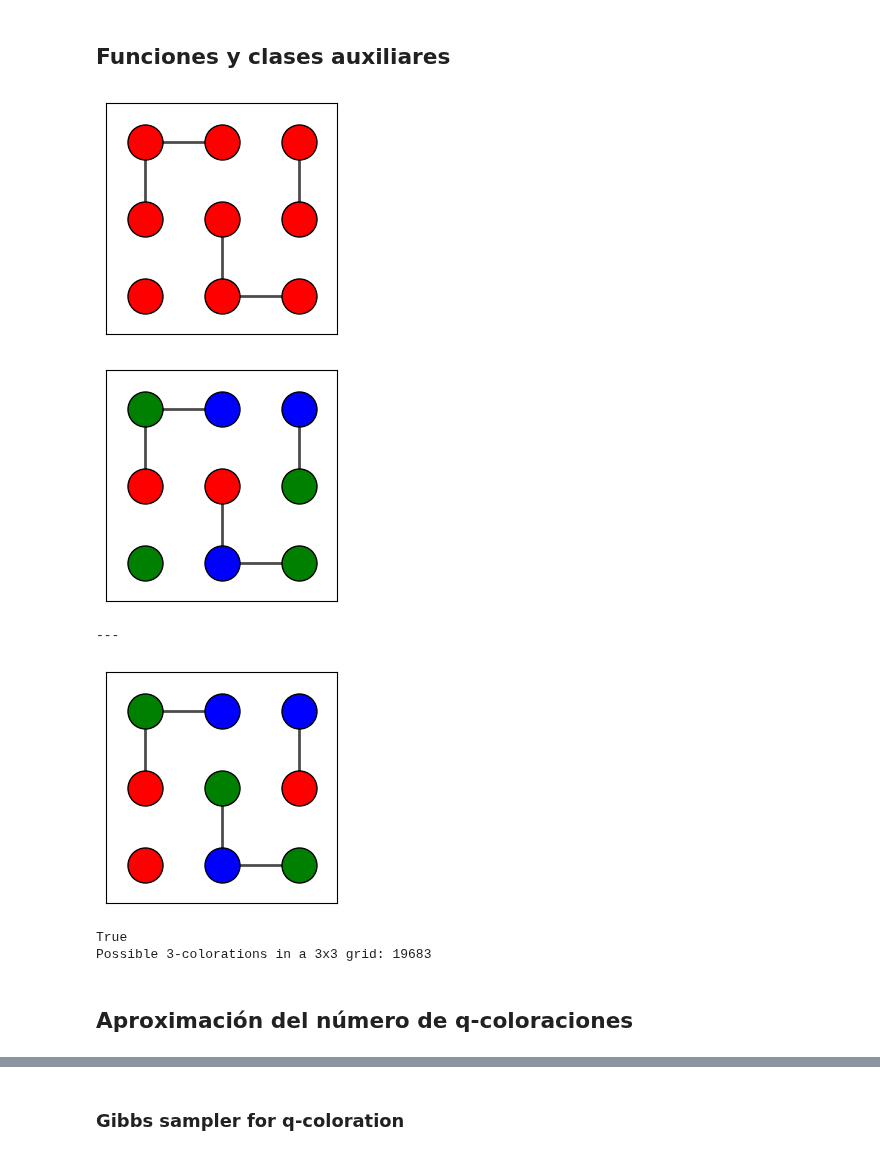
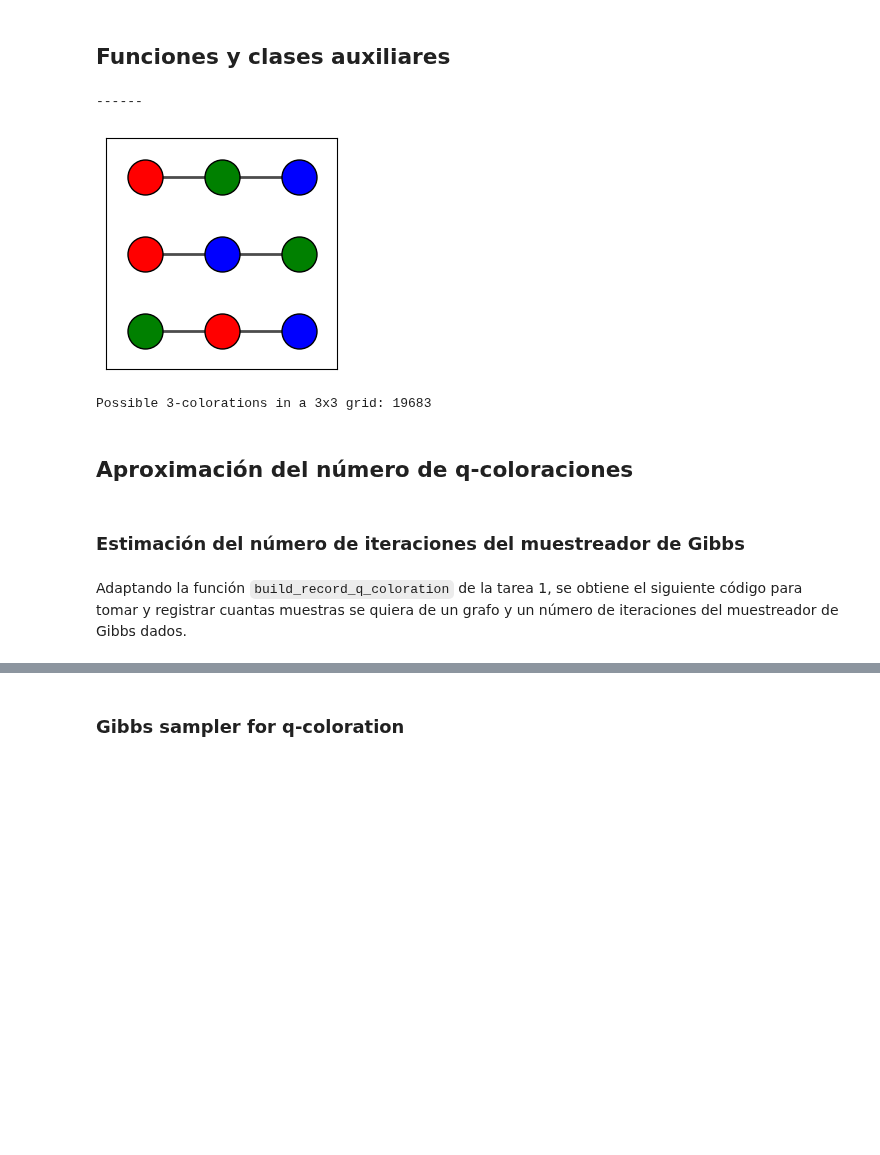
Before and after one commit to Unbo10/Markov, a Jupyter notebook: Homework_2.ipynb, the cells around one changed output, grey strips where cells are left out. Cells and saved outputs as stored; diff of their text form; code cells hidden in the pictures; blank space fills up the shorter version.

```diff
--- a/Homework_2.ipynb
+++ b/Homework_2.ipynb
@@ -56,10 +52,14 @@ class Config:
             A new Config object that is a deep copy of this one, ensuring
             no shared references between the original and the copy.
         """
+        new_E: dict = {}
+        if self.E:
+            for key, lst in self.E.items():
+                new_E[key] = lst.copy()
         return Config(
-            V=copy.deepcopy(self.V),
-            E=copy.deepcopy(self.E),
-            color_dict=copy.deepcopy(self.color_dict)
+            V=self.V.copy(),
+            E=new_E,
+            color_dict=self.color_dict
         )
 
     def get_edges_list(self) -> list[list]:
@@ -279,6 +279,7 @@ class Config:
         """
         conf = self.deep_copy()
         colors = list(conf.color_dict.keys())
+        random.shuffle(colors)
         grid_size: int = int(V_size ** (1/2))
         grid = [[0 for _ in range(grid_size)] for _ in range(grid_size)]
         for i in range(grid_size):
@@ -333,7 +334,7 @@ class Config:
         if len(conf.color_dict.keys()) != 2:
             raise ValueError(f"Color dictionary must have exactly two key-value pairs but it has {len(conf.color_dict.keys())}")
 
-        def determine_feasible_values(neigjhbors_vals: list[str], conf: Config) -> list[str]:
+        def determine_feasible_values(neighbors_vals: list[str], conf: Config) -> list[str]:
             return [val for val in conf.color_dict.keys() if val not in neighbors_vals]
 
         k_root = int(len(conf.V)**(1/2))
@@ -372,7 +373,7 @@ class Config:
 
         def _valid_colors(x_idx, config: Config) -> list:
             """
-            Given a position (x, y) (interpret it as a vertex if you wish) in the grid, return the list of colors that can be assigned to that position without violating the coloring constraints.
+            Given the index of `config`'s `V` (interpret it as a vertex if you wish) in the grid, return the list of colors that can be assigned to that position without violating the coloring constraints.
             """
             try:
                 neighbors = config.E[x_idx]
@@ -393,42 +394,54 @@ class Config:
             # print(v_idx, result.V)
             if valid_colors:
                 result.V[v_idx] = np.random.choice(valid_colors)
+
             # result.graph()
-
+            # print(result.is_qc_feasible())
         return result
 # %%
 #*Example use of Config
 conf: Config = Config(V=['r', 'g', 'b', 'g', 'b', 'r', 'g', 'r', 'b'],
-                      E={0: [1, 3], 2: [3], 7: [5, 8]},
+                      E={0: [1, 3], 1:[0], 3:[0], 4:[7], 7: [4, 8], 8:[7]},
                       color_dict={'r': 'red', 'b': 'blue', 'g': 'green'})
 conf2: Config = Config(V=['r', 'g', 'b', 'g', 'b', 'r', 'g', 'r', 'b'],
                       E={0: [1, 3], 2: [1], 7: [4, 8]},
                       color_dict={'r': 'red', 'b': 'blue', 'g': 'green'})
 conf3: Config = Config(V=[], E={0: [1, 3], 1: [0], 2: [5], 3: [0], 4: [7], 5: [2] , 7: [4, 8], 8: [7]}, color_dict={'r': 'red', 'b': 'blue', 'g': 'green'})
+conf10: Config = Config(V=['r', 'g', 'b', 'g', 'b', 'r', 'g', 'r', 'b'],
+                      E={0: [1], 1:[0, 2], 2:[1], 3:[4], 4:[3, 5], 5:[4], 6: [7], 7:[6, 8], 8:[7]},
+                      color_dict={'r': 'red', 'b': 'blue', 'g': 'green'})
 conf4 = conf3.random_init(V_size=9)
 conf5 = conf3.diagonal_init(V_size=9)
-conf6 = conf4.gibbs_sampler_q_coloration(100) #corre 100 iteraciones
+conf10 = conf10.gibbs_sampler_q_coloration(10)
 conf7 = conf3.blank_init(V_size=9)
 
+print("------")
+
+conf10.graph()
 # conf5.graph()
 # print(conf5.is_qc_feasible())
-conf7.graph()
-conf4.graph()
-print("---")
-conf6 = conf4.gibbs_sampler_q_coloration(20)
-conf6.graph()
-print(conf6.is_qc_feasible())
+# conf8 = Config(['r' for _ in range(9)], {}, {'r': 'red', 'b': 'blue', 'g': 'green'})
+# conf8.E = conf8.fill_E()
+# conf8 = conf8.diagonal_init(V_size=9)
+# conf8.graph()
+# conf7.graph()
 # conf4.graph()
-# conf2.graph()
-# conf.graph()
+# print("---")
+# conf6 = conf4.gibbs_sampler_q_coloration(20)
+# conf6.graph()
+# print(conf6.is_qc_feasible())
+# # conf4.graph()
+# # conf2.graph()
+# # conf.graph()
 
 print("Possible 3-colorations in a 3x3 grid:", conf.n_possible_q_colorations())
 # %% [output]
+------
-[figure, old version]
+[figure, new version]
-[figure, removed]
----
-[figure, removed]
-True
 Possible 3-colorations in a 3x3 grid: 19683
 # %% [markdown]
 ## Aproximación del número de q-coloraciones
+# %% [markdown]
+### Estimación del número de iteraciones del muestreador de Gibbs
+# %% [markdown]
+Adaptando la función `build_record_q_coloration` de la tarea 1, se obtiene el siguiente código para tomar y registrar cuantas muestras se quiera de un grafo y un número de iteraciones del muestreador de Gibbs dados.
```
Also changed, not shown: parts of 19 cells of this notebook, 4 other files.
